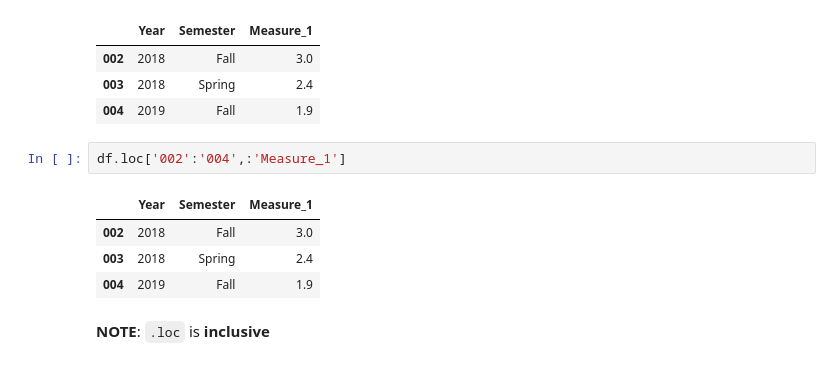
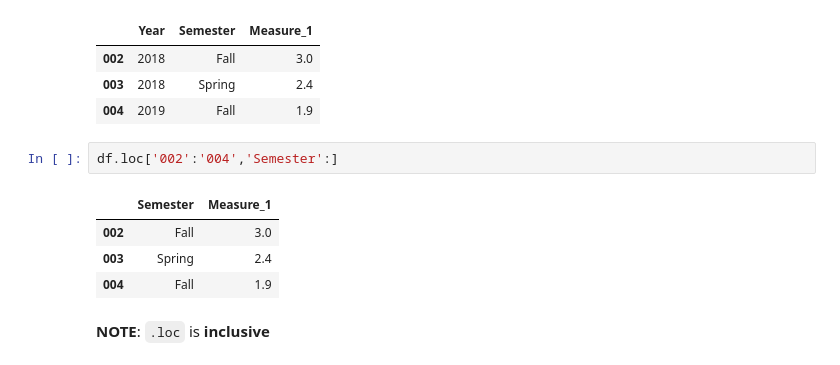
Before and after one commit to AndiCupallariCU/eods-f2024, a Jupyter notebook: notebooks/eods-week03-pandas_visualization_dataexploration.ipynb, the cells around one changed output. Saved outputs shown, nothing was run; the diff lists cells and outputs as text.

```diff
--- a/notebooks/eods-week03-pandas_visualization_dataexploration.ipynb
+++ b/notebooks/eods-week03-pandas_visualization_dataexploration.ipynb
@@ -317,12 +348,12 @@ df.loc['002':'004']
 | 003 | 2018 | Spring | 2.4 |
 | 004 | 2019 | Fall | 1.9 |
 # %%
-df.loc['002':'004',:'Measure_1']
+df.loc['002':'004','Semester':]
 # %% [output]
-|  | Year | Semester | Measure_1 |
-| 002 | 2018 | Fall | 3.0 |
-| 003 | 2018 | Spring | 2.4 |
-| 004 | 2019 | Fall | 1.9 |
+|  | Semester | Measure_1 |
+| 002 | Fall | 3.0 |
+| 003 | Spring | 2.4 |
+| 004 | Fall | 1.9 |
 # %% [markdown]
 **NOTE**: `.loc` is **inclusive**
 # %% [markdown]
```
Also changed, not shown: parts of 15 cells of this notebook, 6 other files.
